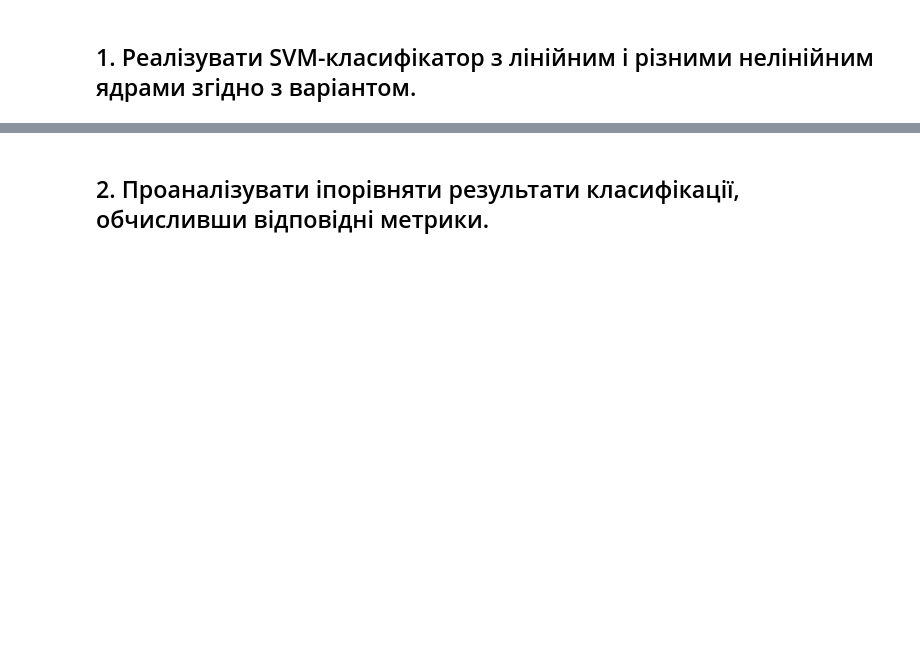
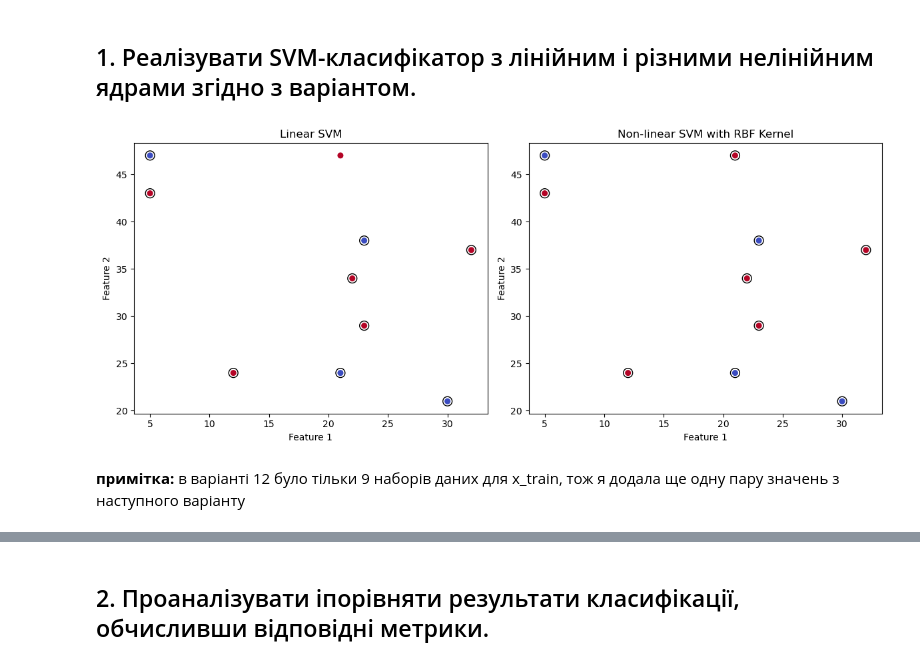
Before and after one commit to patternCV2024/PatternCV_Marynchenko, a Jupyter notebook: Lab_5/lab_5.ipynb, the cells around one changed output, grey strips where cells are left out. Cells and saved outputs as stored; diff of their text form; code cells hidden in the pictures; blank space fills up the shorter version.

```diff
--- a/Lab_5/lab_5.ipynb
+++ b/Lab_5/lab_5.ipynb
@@ -2,3 +2,44 @@
 # Лабораторна робота 5. Метод опорних векторів (SVM). Методи оцінки якості моделі
 # %% [markdown]
 ## 1. Реалізувати SVM-класифікатор з лінійним і різними нелінійним ядрами згідно з варіантом.
+# %%
+import numpy as np
+import matplotlib.pyplot as plt
+from sklearn import svm
+
+x_train= np.array([[30, 21], [12, 24], [23, 29], [23, 38], [32, 37], [22, 34], [21, 47], [5, 43], [5, 47], [21, 24]])
+y_train = np.array([-1,  1,  1, -1,  1,  1,  1,  1, -1, -1])
+
+# Linear SVM
+clf_linear = svm.SVC(kernel='linear')
+clf_linear.fit(x_train, y_train)
+
+# Non-linear SVM with Radial Basis Function (RBF) kernel
+clf_nonlinear = svm.SVC(kernel='rbf', gamma='auto')
+clf_nonlinear.fit(x_train, y_train)
+
+# Visualizing the results
+plt.figure(figsize=(12, 5))
+
+# Plotting linear SVM results
+plt.subplot(1, 2, 1)
+plt.scatter(x_train[:, 0], x_train[:, 1], c=y_train, cmap=plt.cm.coolwarm, s=30)
+plt.scatter(clf_linear.support_vectors_[:, 0], clf_linear.support_vectors_[:, 1], s=100, facecolors='none', edgecolors='k')
+plt.title('Linear SVM')
+plt.xlabel('Feature 1')
+plt.ylabel('Feature 2')
+
+# Plotting non-linear SVM results
+plt.subplot(1, 2, 2)
+plt.scatter(x_train[:, 0], x_train[:, 1], c=y_train, cmap=plt.cm.coolwarm, s=30)
+plt.scatter(clf_nonlinear.support_vectors_[:, 0], clf_nonlinear.support_vectors_[:, 1], s=100, facecolors='none', edgecolors='k')
+plt.title('Non-linear SVM with RBF Kernel')
+plt.xlabel('Feature 1')
+plt.ylabel('Feature 2')
+
+plt.tight_layout()
+plt.show()
+# %% [output]
+[figure, added]
+# %% [markdown]
+**примітка:** в варіанті 12 було тільки 9 наборів даних для x_train, тож я додала ще одну пару значень з наступного варіанту
```
Also changed, not shown: parts of 6 cells of this notebook, 3 other files.
